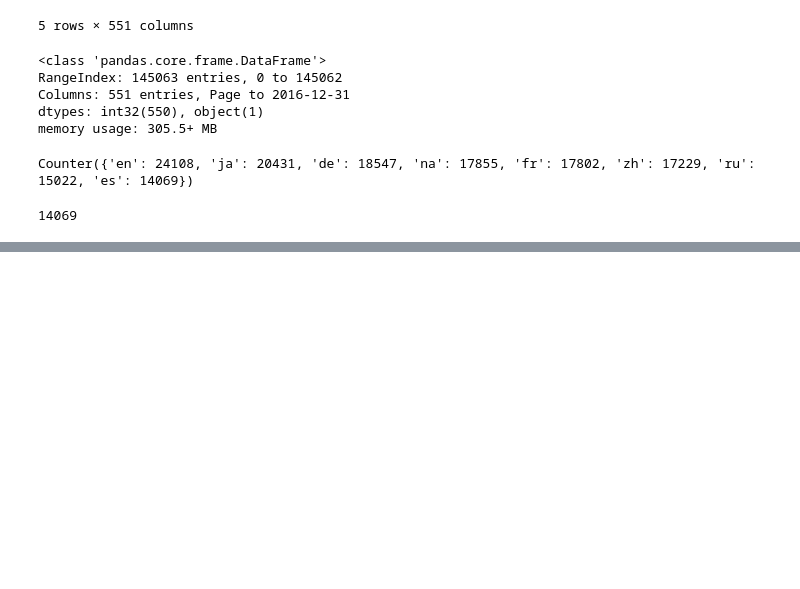
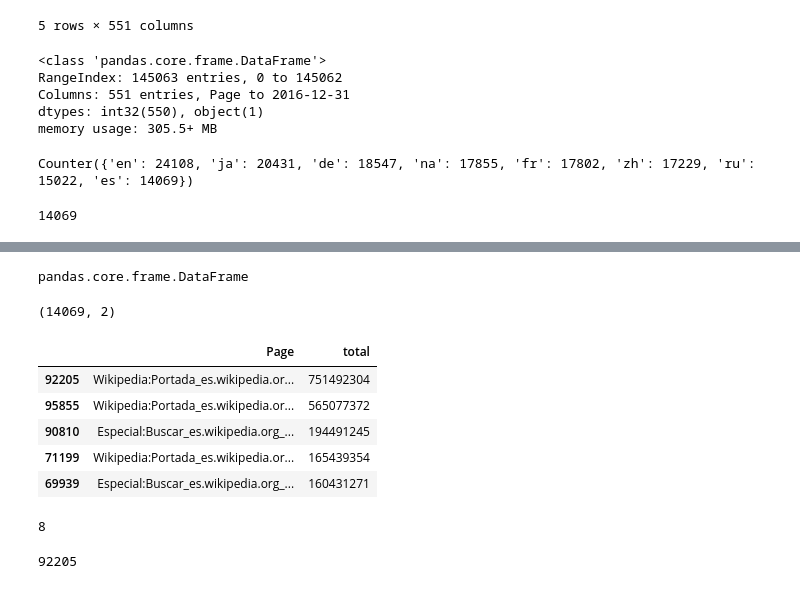
Before and after one commit to lixixi89055465/py_stu, a Jupyter notebook: tangyudi/base/时间序列/TafficEDA_stu.ipynb, the cells around one changed output, grey strips where cells are left out. Saved outputs shown, nothing was run; the diff lists cells and outputs as text; code cells hidden in the pictures; blank space fills up the shorter version.

```diff
--- a/tangyudi/base/时间序列/TafficEDA_stu.ipynb
+++ b/tangyudi/base/时间序列/TafficEDA_stu.ipynb
@@ -84,0 +128,13 @@ lang_sets[key].shape[0]
+# %%
+npages=5
+top_pages={}
+for key in lang_sets:
+    print(key)
+    sum_set=pd.DataFrame(lang_sets[key][['Page']])
+    sum_set['total']=lang_sets[key].sum(axis=1)
+    sum_set=sum_set.sort_values('total',ascending=False)
+    print(sum_set.head(10))
+    top_pages[key]=sum_set.index[0]
+    print(len(sum_set))
+    print(len(top_pages))
+    print("\n\n")
@@ -84,0 +159,25 @@ lang_sets[key].shape[0]
+# %%
+type(sum_set)
+# %% [output]
+pandas.core.frame.DataFrame
+# %%
+sum_set.shape
+# %% [output]
+(14069, 2)
+# %%
+sum_set[:5]
+# %% [output]
+|  | Page | total |
+| 92205 | Wikipedia:Portada_es.wikipedia.or... | 751492304 |
+| 95855 | Wikipedia:Portada_es.wikipedia.or... | 565077372 |
+| 90810 | Especial:Buscar_es.wikipedia.org_... | 194491245 |
+| 71199 | Wikipedia:Portada_es.wikipedia.or... | 165439354 |
+| 69939 | Especial:Buscar_es.wikipedia.org_... | 160431271 |
+# %%
+len(top_pages)
+# %% [output]
+8
+# %%
+sum_set.index[0]
+# %% [output]
+92205
```
Also changed, not shown: parts of 4 cells of this notebook.
